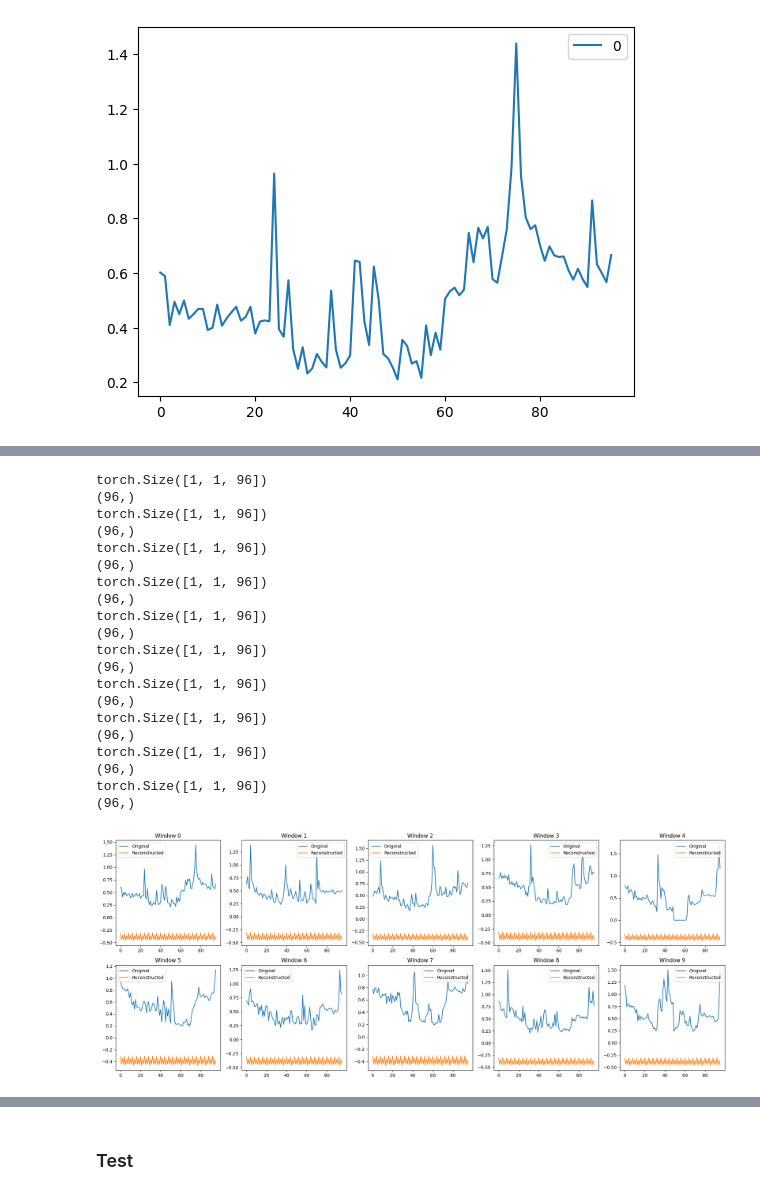
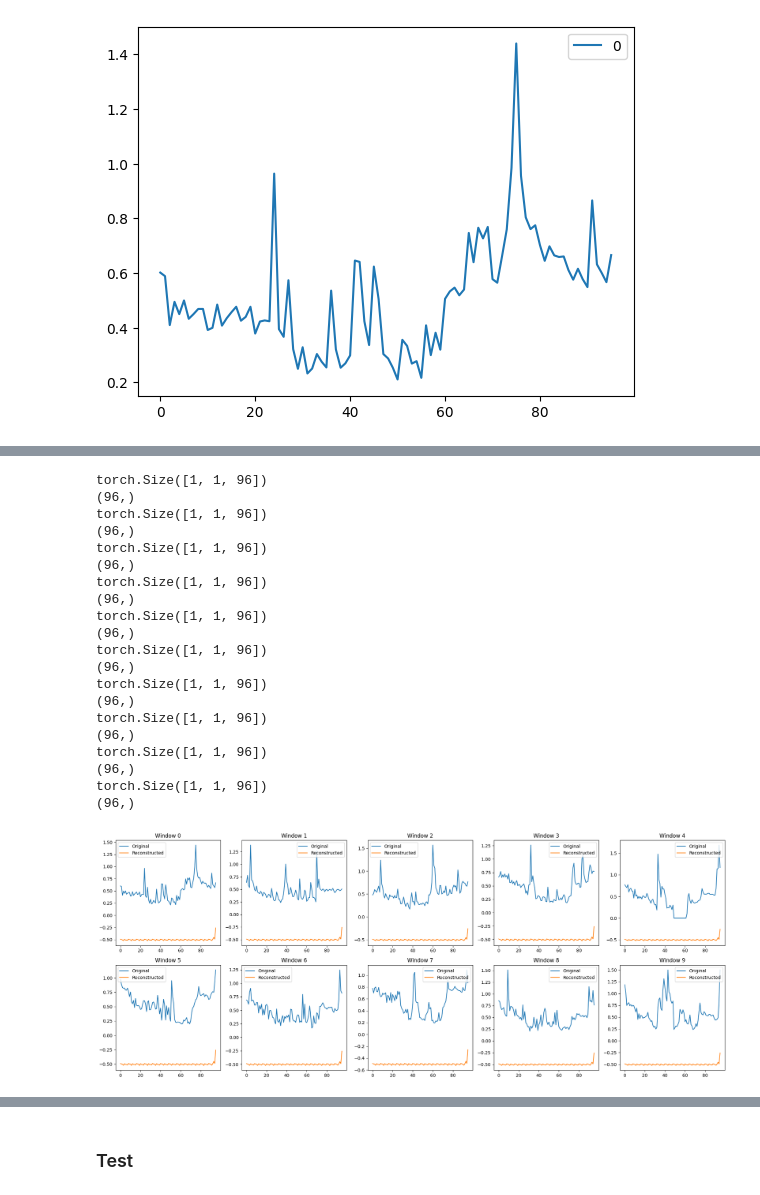
Before and after one commit to zeagame-kk/Thesis, a Jupyter notebook: playground.ipynb, the cells around one changed output, grey strips where cells are left out. Saved outputs shown, nothing was run; the diff lists cells and outputs as text; code cells hidden in the pictures.

```diff
--- a/playground.ipynb
+++ b/playground.ipynb
@@ -259,8 +227,8 @@ train_data, test_data = train_test_split(windowed_data, test_size=0.2, shuffle=F
 train_data_2d = train_data.reshape(train_data.shape[0], -1)
 test_data_2d = test_data.reshape(test_data.shape[0], -1)
 
-# Normalize the training set between -1 and 1
-scaler = MinMaxScaler(feature_range=(-1, 1))
+# Normalize the training set between 0 and 1
+scaler = MinMaxScaler()
 train_data_norm = scaler.fit_transform(train_data_2d)
 
 # Convert the numpy arrays to PyTorch tensors
@@ -269,10 +237,10 @@ test_data_tensor = torch.from_numpy(test_data_2d).float().view(-1, 1, window_siz
 
 # Prepare the data for the model using TensorDataset and DataLoader
 train_dataset = TensorDataset(train_data_tensor[:-1], train_data_tensor[1:])
-train_dataloader = DataLoader(train_dataset, batch_size=32, shuffle=True)
+train_dataloader = DataLoader(train_dataset, batch_size=65, shuffle=True)
 
 test_dataset = TensorDataset(test_data_tensor[:-1], test_data_tensor[1:])
-test_dataloader = DataLoader(test_dataset, batch_size=32, shuffle=False)
+test_dataloader = DataLoader(test_dataset, batch_size=65, shuffle=False)
 # %%
 # Check the shape
 print("Number of batches in train dataloader:", len(train_dataloader))
@@ -282,0 +251,4 @@ Number of batches in test dataloader: 3
+# %%
+dataiter = iter(train_dataloader)
+x, y = next(dataiter)
+print(torch.min(x), torch.max(x))
@@ -457,7 +402,7 @@ import torch.optim as optim
 
 model = ConvAutoencoder().to(device)
 criterion = nn.MSELoss()
-optimizer = torch.optim.SGD(model.parameters(), lr=0.0001)
+optimizer = torch.optim.SGD(model.parameters(), lr=1e-3)
 
 model
 # %% [output]
@@ -555,6 +518,6 @@ Shape of batch  3 in test dataloader: torch.Size([1, 1, 96]) torch.Size([1, 1, 9
 # %%
-epochs = 1000
-
+epochs = 2000
+outputs = []
 import time
 start_time = time.time()
 
@@ -565,22 +528,24 @@ for epoch in range(epochs):
 
         #seq & y_train to device
         seq = seq.to(device)
+        # print(f"seq ={seq.shape}")
         y_train = y_train.to(device)
+        # print(f"y_train ={y_train.shape}")
+        optimizer.zero_grad()     # reset the parameters
+        # Forward pass
+        y_pred = model(seq)                                  # 1. model
+        # print(f"y_pred ={y_pred.shape}")
+        # update parameters
+        loss = criterion(y_pred, y_train)    # 2. loss ,This should give you a tensor of shape `[batch_size, 1, seq_length]`
 
-        # reset the parameters
-        optimizer.zero_grad()
-
-        # apply the model
-        y_pred = model(seq)                                  # 1. model
-
-        # update parameters
-        loss = criterion(y_pred, y_train.transpose(1, 2))    # 2. loss ,This should give you a tensor of shape `[batch_size, 1, seq_length]`
+        # Backward and optimize
+        # optimizer.zero_grad()     # reset the parameters
         loss.backward()
         optimizer.step()
-
+        # break
     # print loss after each epoch
     if epoch % 100 == 0:
         print(f'Epoch: {epoch+1:2} Loss: {loss.item():10.8f}')
-
+    outputs.append((epoch, y_train, y_pred))
 print(f'\nDuration: {time.time() - start_time:.0f} seconds')
 # %% [output]
@@ -614,7 +676,7 @@ fig, axs = plt.subplots(2, 5, figsize=(20, 8))
 with torch.no_grad():
     for i, ax in enumerate(axs.flatten()):
         # convert windowed_data to PyTorch tensor and reshape to [1, 1, seq_length]
-        x = torch.tensor(windowed_data[0]).unsqueeze(0).permute(0, 2, 1).to(device)   # shape: [1, 1, 96]
+        x = torch.tensor(windowed_data[i]).unsqueeze(0).permute(0, 2, 1).to(device)   # shape: [1, 1, 96]
         print(x.shape)
         # get the reconstruction from the model
         y_pred = model(x.float()).squeeze().detach().cpu().numpy()
@@ -622,34 +684,34 @@ with torch.no_grad():
         # plot the original and reconstructed signal
         ax.plot(windowed_data[i])
         ax.plot(y_pred)
         print(y_pred.shape)
         ax.set_title(f"Window {i}")
         ax.legend(['Original', 'Reconstructed'])
         # break
 plt.tight_layout()
 plt.show()
 # %% [output]
 torch.Size([1, 1, 96])
 (96,)
 torch.Size([1, 1, 96])
 (96,)
 torch.Size([1, 1, 96])
 (96,)
 torch.Size([1, 1, 96])
 (96,)
 torch.Size([1, 1, 96])
 (96,)
 torch.Size([1, 1, 96])
 (96,)
 torch.Size([1, 1, 96])
 (96,)
 torch.Size([1, 1, 96])
 (96,)
 torch.Size([1, 1, 96])
 (96,)
 torch.Size([1, 1, 96])
 (96,)
-[figure, old version]
+[figure, new version]
 # %%
 fig, axs = plt.subplots(2, 5, figsize=(20, 8))
 
```
Also changed, not shown: parts of 25 cells of this notebook.
